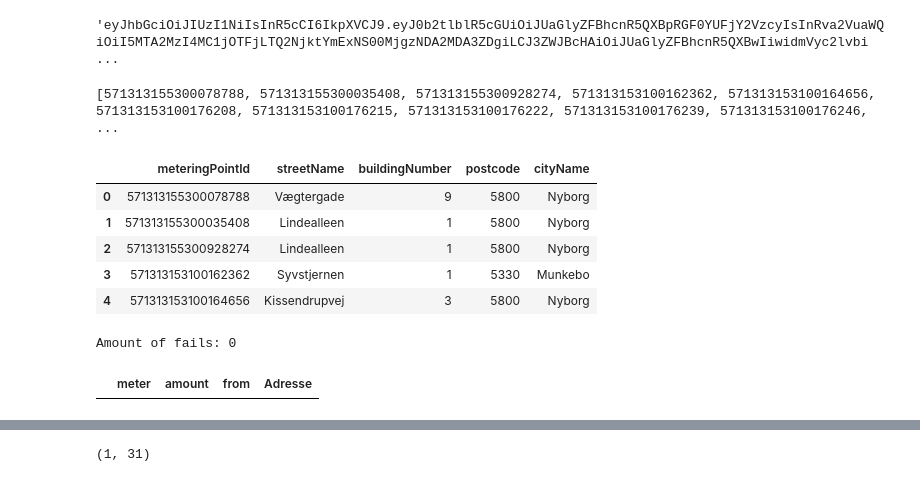
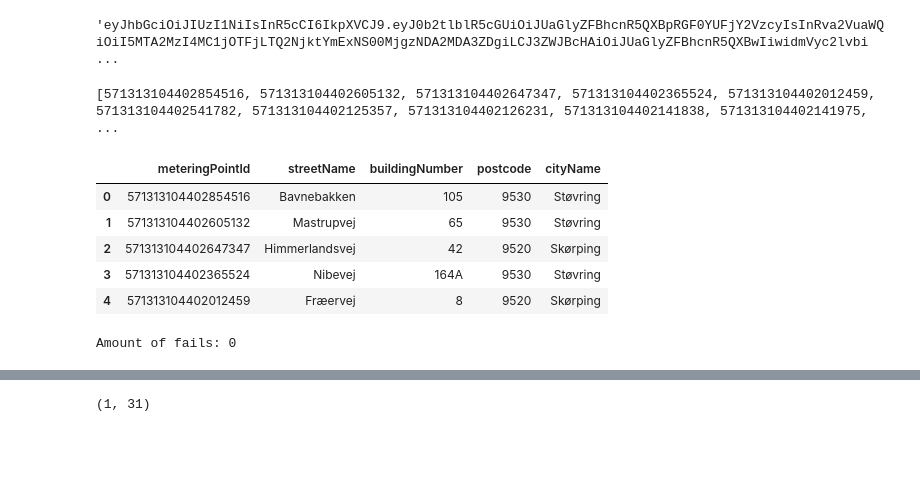
Before and after one commit to Mikkel-schmidt/elfor, a Jupyter notebook: Code/Hent_data.ipynb, the cells around one changed output, grey strips where cells are left out. Cells and saved outputs as stored; diff of their text form; code cells hidden in the pictures; blank space fills up the shorter version.

Commit message:
Rebild kommune

```diff
--- a/Code/Hent_data.ipynb
+++ b/Code/Hent_data.ipynb
@@ -580,27 +580,25 @@ df_mid.head()
 # %% [output]
 'eyJhbGciOiJIUzI1NiIsInR5cCI6IkpXVCJ9.eyJ0b2tlblR5cGUiOiJUaGlyZFBhcnR5QXBpRGF0YUFjY2VzcyIsInRva2VuaWQiOiI5MTA2MzI4MC1jOTFjLTQ2NjktYmExNS00MjgzNDA2MDA3ZDgiLCJ3ZWJBcHAiOiJUaGlyZFBhcnR5QXBwIiwidmVyc2lvbi ...
 # %%
-kunde = 'NyborgKommune'
+kunde = 'Rebild Kommune'
 df, IDs = getMeterPoints(kunde)
 print(IDs)
 df.head()
 # %% [output]
-[571313155300078788, 571313155300035408, 571313155300928274, 571313153100162362, 571313153100164656, 571313153100176208, 571313153100176215, 571313153100176222, 571313153100176239, 571313153100176246, ...
+[571313104402854516, 571313104402605132, 571313104402647347, 571313104402365524, 571313104402012459, 571313104402541782, 571313104402125357, 571313104402126231, 571313104402141838, 571313104402141975, ...
 |  | meteringPointId | streetName | buildingNumber | postcode | cityName |
-| 0 | 571313155300078788 | Vægtergade | 9 | 5800 | Nyborg |
-| 1 | 571313155300035408 | Lindealleen | 1 | 5800 | Nyborg |
-| 2 | 571313155300928274 | Lindealleen | 1 | 5800 | Nyborg |
-| 3 | 571313153100162362 | Syvstjernen | 1 | 5330 | Munkebo |
-| 4 | 571313153100164656 | Kissendrupvej | 3 | 5800 | Nyborg |
+| 0 | 571313104402854516 | Bavnebakken | 105 | 9530 | Støvring |
+| 1 | 571313104402605132 | Mastrupvej | 65 | 9530 | Støvring |
+| 2 | 571313104402647347 | Himmerlandsvej | 42 | 9520 | Skørping |
+| 3 | 571313104402365524 | Nibevej | 164A | 9530 | Støvring |
+| 4 | 571313104402012459 | Fræervej | 8 | 9520 | Skørping |
 # %%
 df = getMeterReadings(IDs)
 # %% [output]
 Amount of fails: 0
 # %%
-df = df_mid[['meter', 'amount', 'from', 'Adresse']]
-df[df['Adresse']=='Øster Kærvej 16, 9700 Brønderslev'].head()
+#df = df_mid[['meter', 'amount', 'from', 'Adresse']]
+#df[df['Adresse']=='Øster Kærvej 16, 9700 Brønderslev'].head()
-# %% [output]
-|  | meter | amount | from | Adresse |
 # %%
 #df.tail()
 # %%
```
Also changed, not shown: parts of 9 cells of this notebook, 3 other files.
